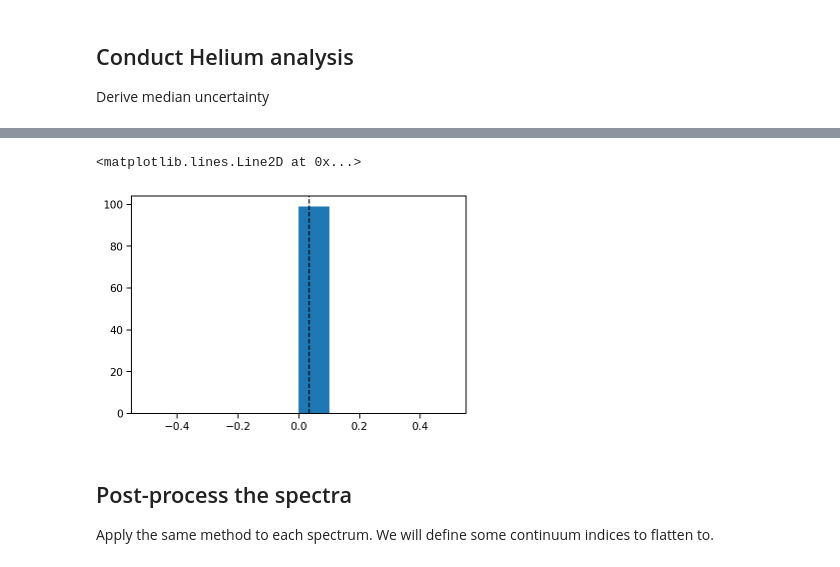
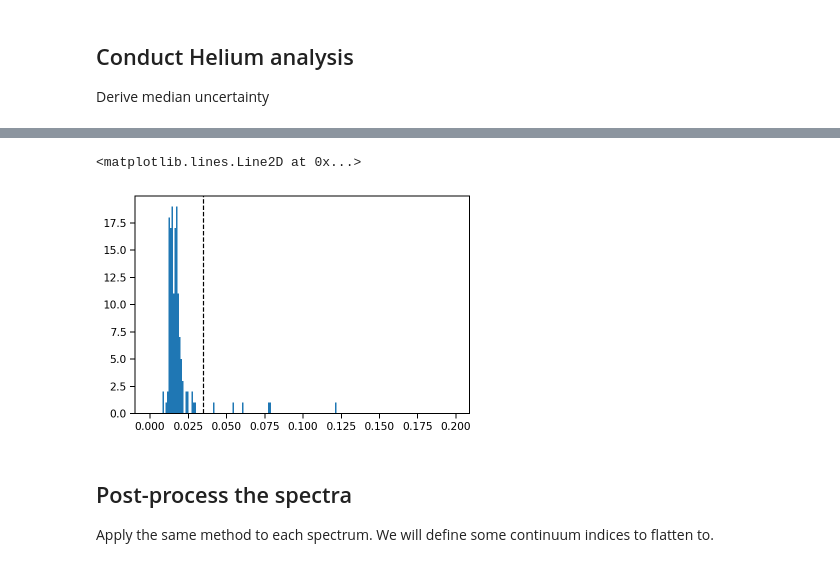
Before and after one commit to BrownDwarf/disperse, a Jupyter notebook: notebooks/05_figures_for_paper/01_Helium_EW_vs_orbital_phase.ipynb, the cells around one changed output, grey strips where cells are left out. Saved outputs shown, nothing was run; the diff lists cells and outputs as text; code cells hidden in the pictures.

```diff
--- a/notebooks/05_figures_for_paper/01_Helium_EW_vs_orbital_phase.ipynb
+++ b/notebooks/05_figures_for_paper/01_Helium_EW_vs_orbital_phase.ipynb
@@ -46,3 +94,5 @@ df_raw = pd.read_csv('../../../blimp/data/tables/003_goldilocks_PSU_dropbox_1081
+# %%
+df_raw['full_path'] = tacc_goldilocks_files
 # %%
-target_mask = df_raw.OBJECT.str.contains('67') & ~df_raw.file_basename_Goldilocks.isna()
+target_mask = df_raw.OBJECT.str.contains('67')
 df = df_raw[target_mask]
@@ -85,4 +153,4 @@ base_path = '/Volumes/pecos/HPF/TACC'
 # %%
-df['full_path'] = df.apply(lambda x: get_full_path(x.file_basename_Goldilocks, x.QPROG, base_path=base_path), axis=1)
+#df['full_path'] = df.apply(lambda x: get_full_path(x.file_basename_Goldilocks, x.QPROG, base_path=base_path), axis=1)
 # %% [markdown]
 Assign the "campaigns" surrounding individual transits.
@@ -88,0 +160,9 @@ Assign the "campaigns" surrounding individual transits.
+# %%
+hpf_t0 = Time(['2017-11-29T17:00:00.0']) # 17h UTC is ~noon in Fort Davis
+JD_values = df['JD'].values
+night_number = np.floor(JD_values - hpf_t0.jd).astype(int)
+time_from_local_midnight = np.round(np.mod(JD_values - hpf_t0.jd, 1)*24.0 - 12.0, decimals=2)
+df.insert(0, 'night_number', night_number)
+nightly_timestamp = (hpf_t0 + df.night_number*u.day).iso
+df.insert(1, 'night_of', [string[0:10] for string in nightly_timestamp])
+df.insert(2, 'local_hour', time_from_local_midnight) # Negative means time until local midnight
@@ -113,9 +207,9 @@ FileNotFoundError: [Errno 2] No such file or directory: '/Volumes/pecos/HPF/TACC
 # %%
-plt.hist(df.stddev_order19);
+plt.hist(df.stddev_order19, bins=np.arange(0, 0.2, 0.001));
 plt.axvline(threshold, linestyle='dashed', color='k')
 # %% [output]
 <matplotlib.lines.Line2D at 0x...>
-[figure, old version]
+[figure, new version]
 # %%
 high_snr = df.stddev_order19 < threshold
 # %%
```
Also changed, not shown: parts of 38 cells of this notebook, 2 other files.
